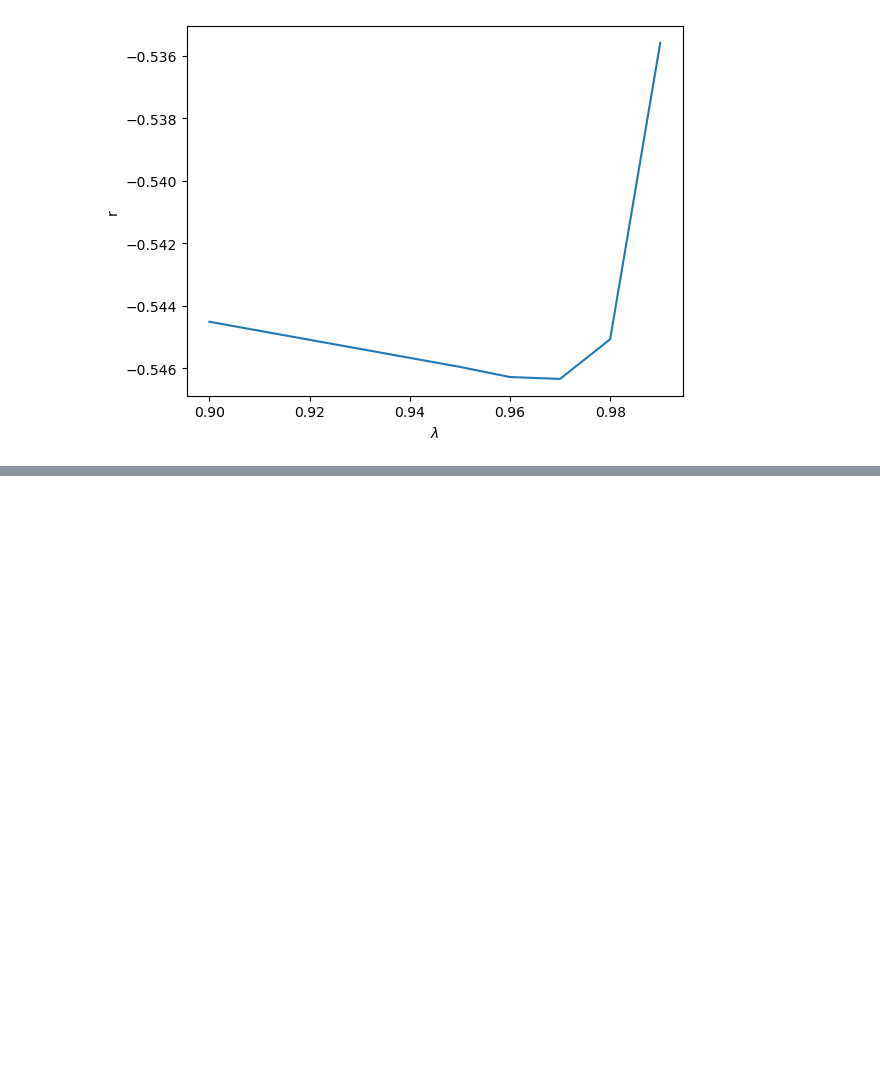
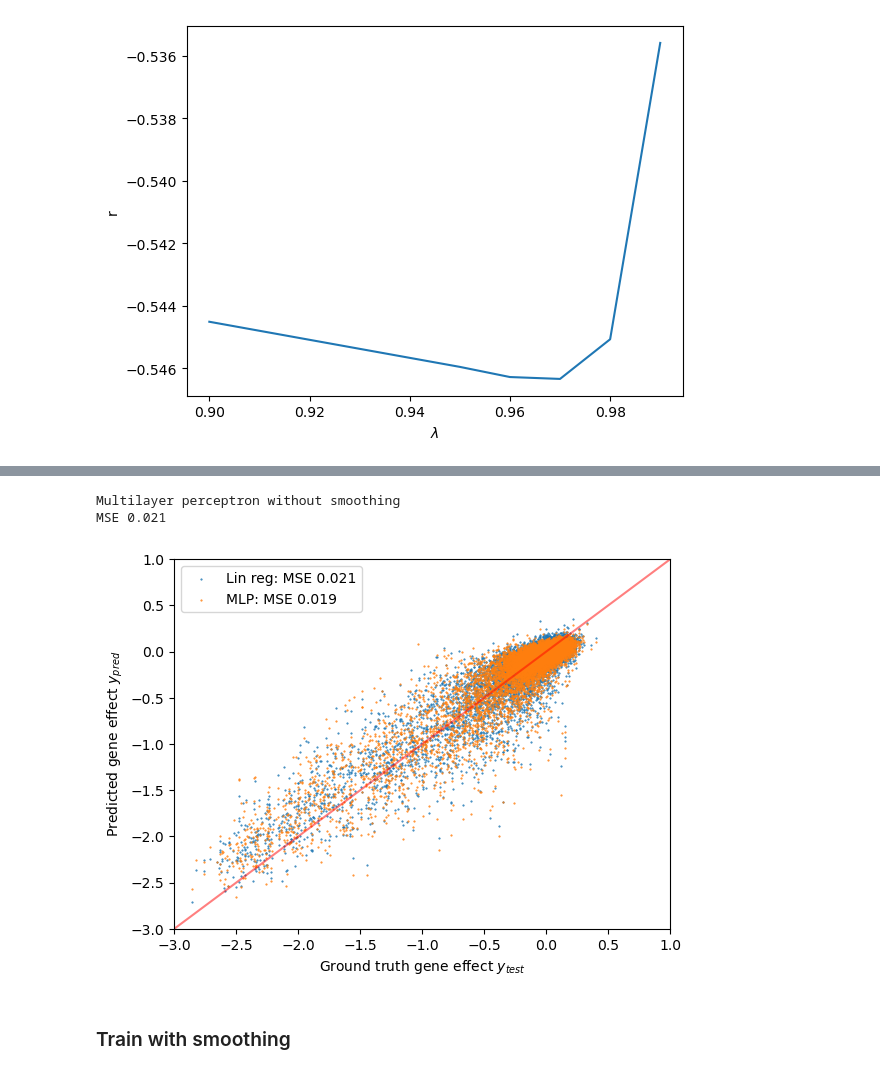
Before and after one commit to MatDagommer/crispr-genomics, a Jupyter notebook: smooth-graph.ipynb, the cells around one changed output, grey strips where cells are left out. Drawn from its saved outputs; the diff is of its cells as text; code cells hidden in the pictures; blank space fills up the shorter version.

```diff
--- a/smooth-graph.ipynb
+++ b/smooth-graph.ipynb
@@ -459,0 +513,3 @@ plt.show()
+# %%
+%%time
+reg = LinearRegression().fit(X_train, y_train)
@@ -459,0 +519,6 @@ plt.show()
+# %%
+y_pred_lin = reg.predict(X_test)
+mse_lin = MSE(y_pred_lin, y_test)
+
+print(f"Linear regression without smoothing")
+print(f"MSE {mse_lin:.3f}")
@@ -459,0 +530,7 @@ plt.show()
+# %%
+%%time
+regr = MLPRegressor(random_state=1,
+                    max_iter=500,
+                    #early_stopping=True,
+                    hidden_layer_sizes=(200,200,200),
+                   ).fit(X_train, y_train)
@@ -459,0 +540,25 @@ plt.show()
+# %%
+y_pred = regr.predict(X_test)
+mse_mlp = MSE(y_pred, y_test)
+
+print(f"Multilayer perceptron without smoothing")
+print(f"MSE {mse_mlp:.3f}")
+# %% [output]
+Multilayer perceptron without smoothing
+MSE 0.021
+# %%
+N = 50000
+idx = 0
+plt.plot([-3,1], [-3, 1], 'r', alpha=.5)
+plt.scatter(y_test[idx][:N], y_pred_lin[idx][:N], marker='.', s=1, label=f"Lin reg: MSE {mse_lin:.3f}")
+plt.scatter(y_test[idx][:N], y_pred[idx][:N], marker='.', s=1, label=f"MLP: MSE {mse_mlp:.3f}")
+plt.xlim(-3,1)
+plt.ylim(-3,1)
+plt.xlabel("Ground truth gene effect $y_{test}$")
+plt.ylabel("Predicted gene effect $y_{pred}$")
+plt.legend()
+plt.show()
+# %% [output]
+[figure, added]
+# %% [markdown]
+### Train with smoothing
```
Also changed, not shown: parts of 105 cells of this notebook, 4 other files.
